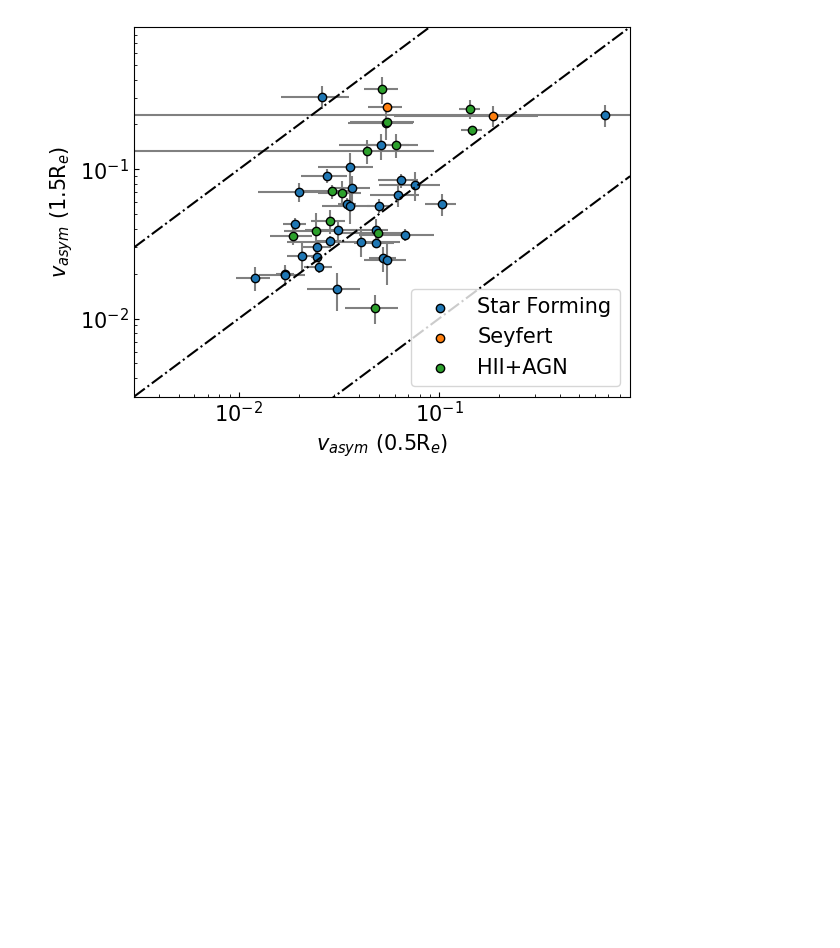
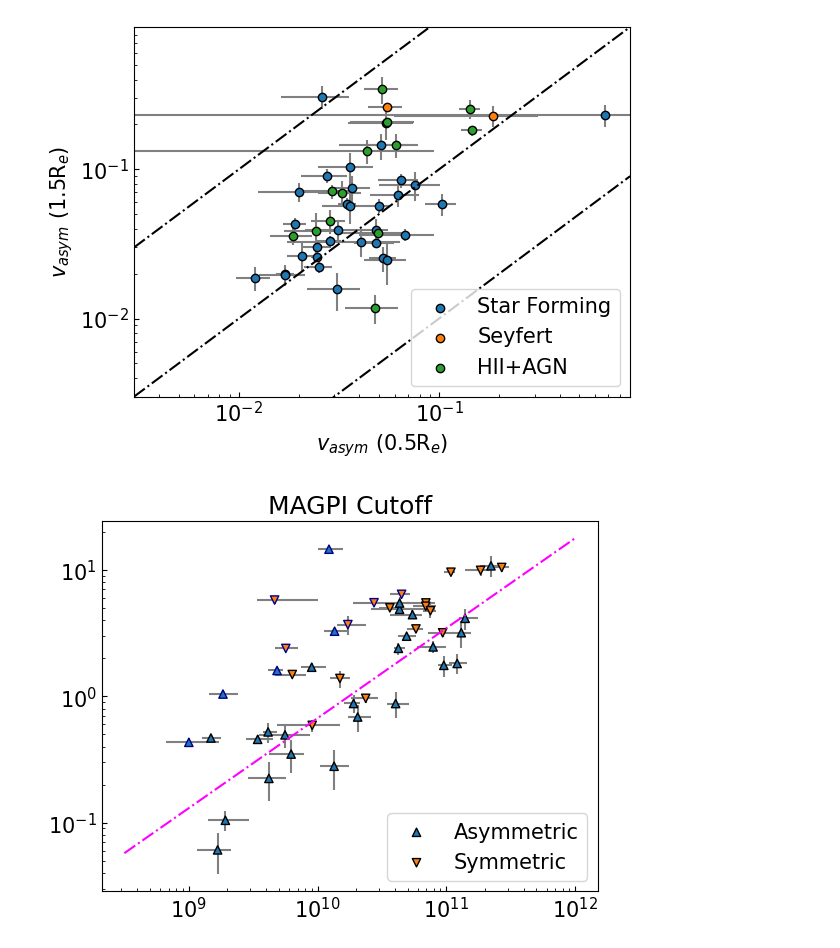
Before and after one commit to r-bagge/MAGPI_kinematics, a Jupyter notebook: plots.ipynb, the cells around one changed output. Saved outputs shown, nothing was run; the diff lists cells and outputs as text; code cells hidden in the pictures; blank space fills up the shorter version.

```diff
--- a/plots.ipynb
+++ b/plots.ipynb
@@ -144,3 +144,36 @@ ax.set_xlabel(r"$v_{asym}$ (0.5R$_e$)")
 plt.savefig("plots/paper1/v_asym_re_AGN.pdf",bbox_inches="tight")
 # %% [output]
 [figure]
+# %%
+prospect = pd.read_csv("MAGPI_csv/MAGPI_ProSpectCat_v0.1.csv")
+prospect = prospect[prospect["MAGPIID"].isin(sample["MAGPIID"])]
+mass = prospect["StellarMass_median"].to_numpy()
+mass_err_16 = mass-prospect["StellarMass_16"].to_numpy()
+mass_err_84 = prospect["StellarMass_84"].to_numpy()-mass
+SFR = bpt["SFR"].to_numpy()
+SFR_err = bpt["SFR_err"].to_numpy()
+asym = sample["v_asym_tot"].to_numpy()
+xx = np.linspace(10**(8.5),1e12)
+MS = (xx**0.712)*(10**(-7.293))
+color = []
+for i in range(len(SFR)):
+    if np.log10(SFR[i]) - np.log10((mass[i]**0.712)*(10**(-7.293))) > 0.5:
+        color.append("darkblue")
+    if 0.5 > np.log10(SFR[i]) - np.log10(((mass[i]**0.712)*(10**(-7.293)))) > -1:
+        color.append("k")
+    if np.log10(SFR[i]) - np.log10(((mass[i]**0.712)*(10**(-7.293)))) < - 1:
+        color.append("maroon")
+color = np.array(color)
+fig,ax = plt.subplots()
+ax.scatter(mass[asym>0.04],SFR[asym>0.04],marker="^",zorder=2,label="Asymmetric",ec=color[asym>0.04])
+ax.errorbar(mass[asym>0.04],SFR[asym>0.04],xerr = [mass_err_16[asym>0.04],mass_err_84[asym>0.04]],yerr=SFR_err[asym>0.04],ls="",color="grey",zorder=1)
+ax.scatter(mass[asym<0.04],SFR[asym<0.04],marker="v",zorder=2,label="Symmetric",ec=color[asym<0.04])
+ax.errorbar(mass[asym<0.04],SFR[asym<0.04],xerr = [mass_err_16[asym<0.04],mass_err_84[asym<0.04]],yerr=SFR_err[asym<0.04],ls="",color="grey",zorder=1)
+ax.plot(xx,MS,ls="dashdot",color="magenta")
+ax.set_yscale("log")
+ax.set_xscale("log")
+ax.legend()
+ax.set_title("MAGPI Cutoff")
+plt.savefig("plots/paper1/SFMS_magpi",bbox_inches="tight")
+# %% [output]
+[figure, added]
```
Also changed, not shown: parts of 1 cell of this notebook.
